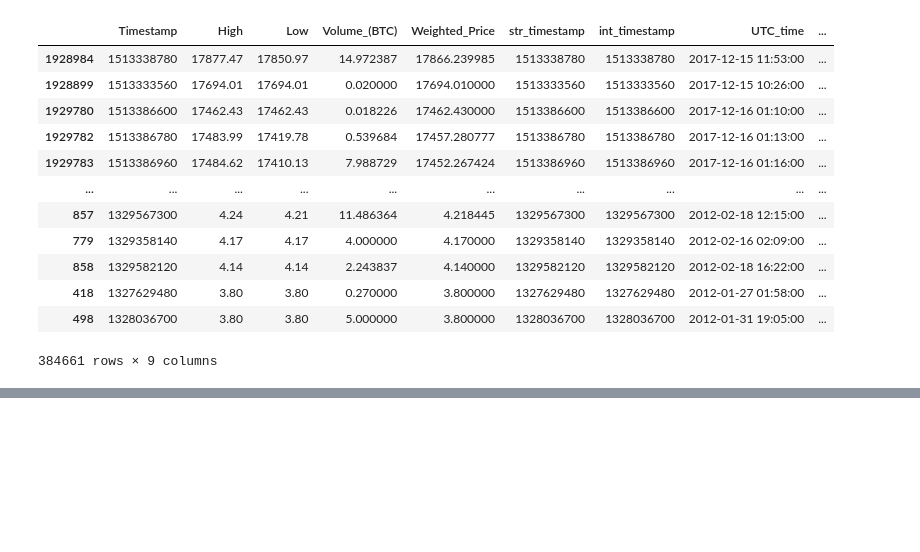
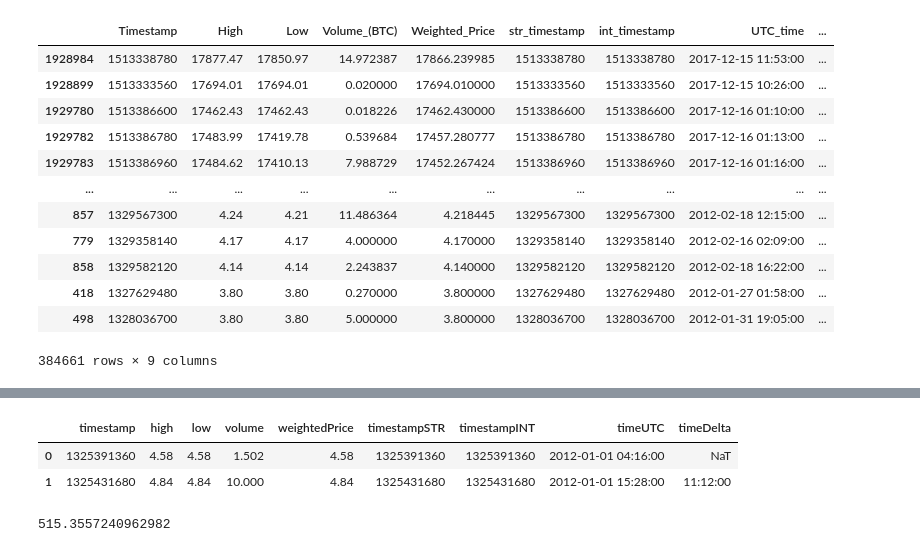
Before and after one commit to pat-tsai/crypto, a Jupyter notebook: segment1.ipynb, the cells around one changed output, grey strips where cells are left out. Saved outputs shown, nothing was run; the diff lists cells and outputs as text; code cells hidden in the pictures; blank space fills up the shorter version.

```diff
--- a/segment1.ipynb
+++ b/segment1.ipynb
@@ -155,0 +163,18 @@ Weighted float
+# %%
+# Rename columns to be sql friendly
+final_df.rename({'Timestamp':'timestamp',
+                  'High':'high',
+                  'Low':'low',
+                  'Volume_(BTC)':'volume',
+                  'Weighted_Price':'weightedPrice',
+                  'str_timestamp':'timestampSTR',
+                  'int_timestamp':'timestampINT',
+                  'UTC_time':'timeUTC',
+                  'time_delta':'timeDelta'
+                 }, axis='columns', inplace=True)
+# %%
+final_df.head(2)
+# %% [output]
+|  | timestamp | high | low | volume | weightedPrice | timestampSTR | timestampINT | timeUTC | timeDelta |
+| 0 | 1325391360 | 4.58 | 4.58 | 1.502 | 4.58 | 1325391360 | 1325391360 | 2012-01-01 04:16:00 | NaT |
+| 1 | 1325431680 | 4.84 | 4.84 | 10.000 | 4.84 | 1325431680 | 1325431680 | 2012-01-01 15:28:00 | 11:12:00 |
@@ -155,0 +186,6 @@ Weighted float
+# %%
+s = time.time()
+final_df.to_sql(name='bitcoin', con=engine, if_exists='replace')
+print(time.time() - s)
+# %% [output]
+515.3557240962982
```
Also changed, not shown: parts of 6 cells of this notebook, 1 other file.
